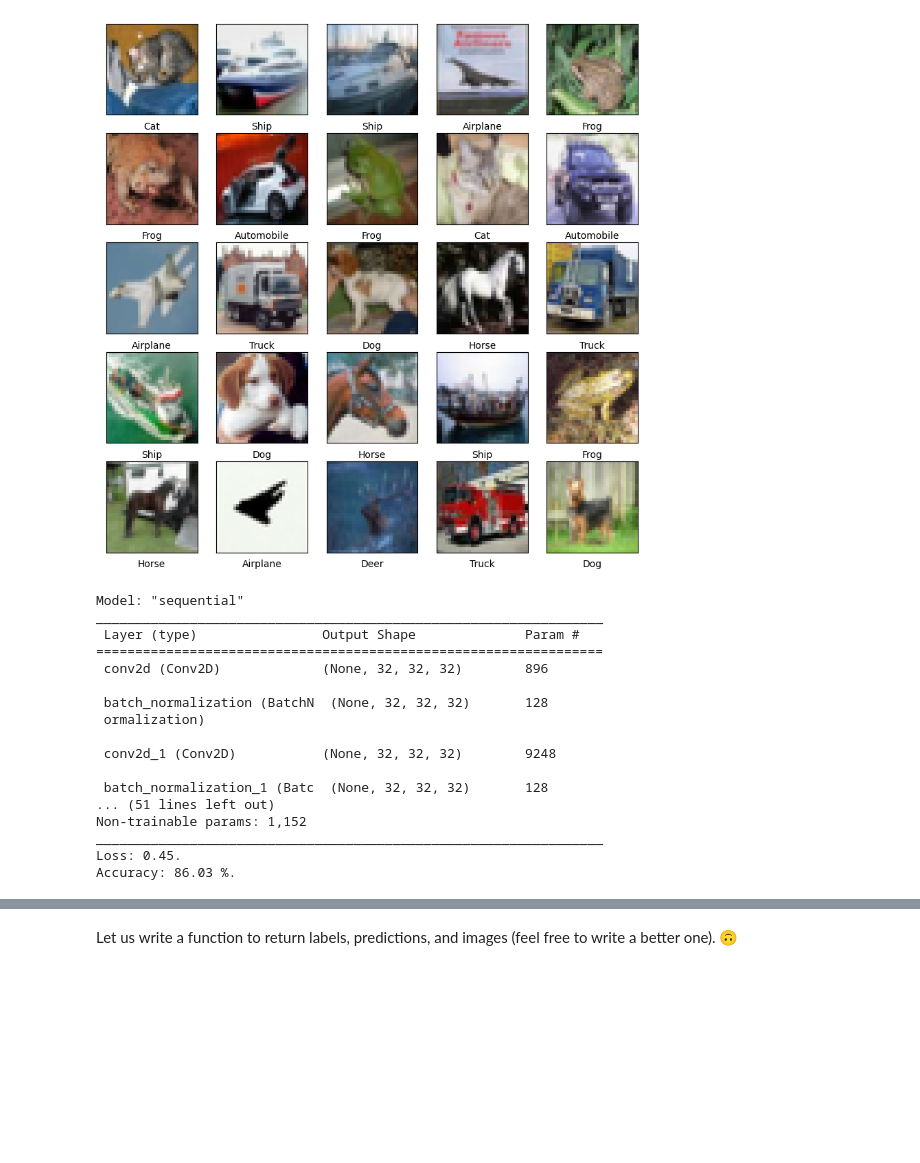
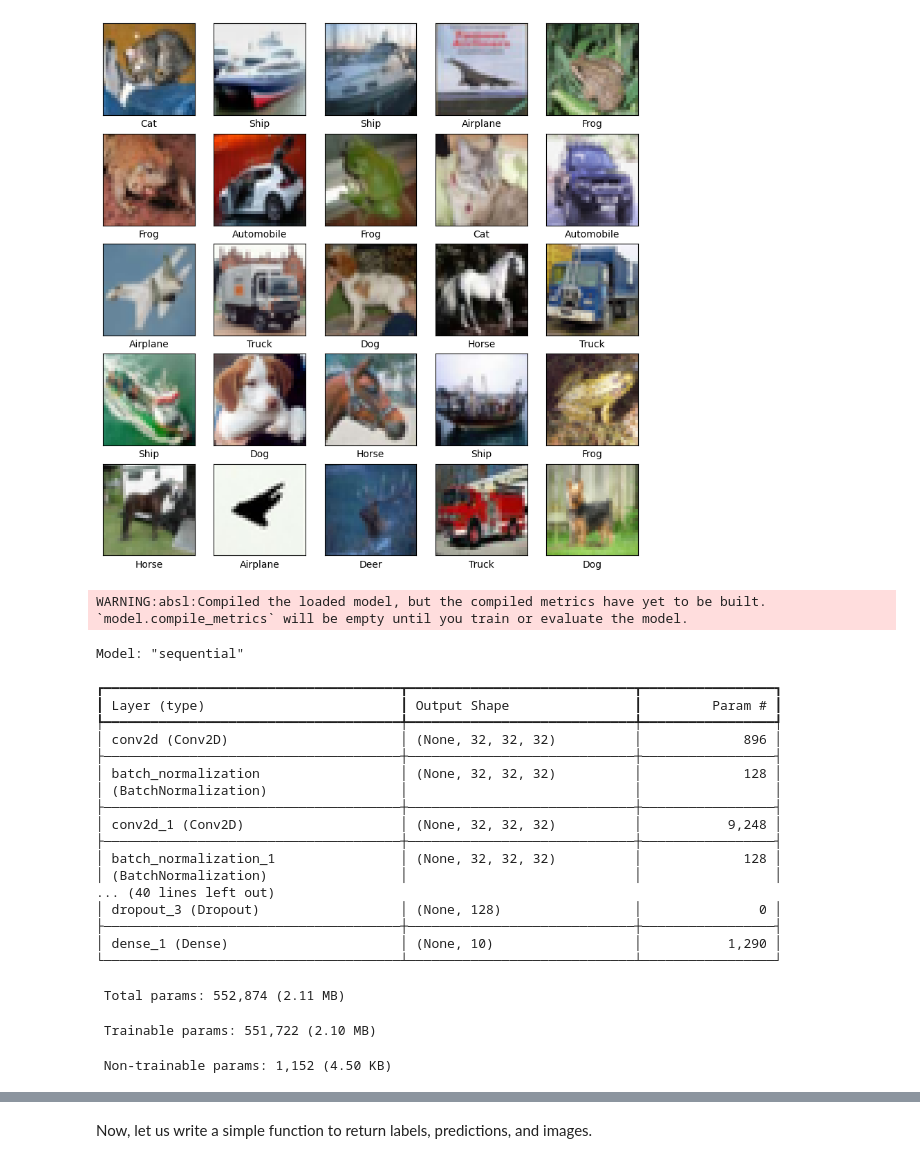
Before and after one commit to Nkluge-correa/TeenyTinyCastle, a Jupyter notebook: ML-Adversarial/evasion_attacks_FGSM.ipynb, the cells around one changed output, grey strips where cells are left out. Saved outputs shown, nothing was run; the diff lists cells and outputs as text; code cells hidden in the pictures; blank space fills up the shorter version.

```diff
--- a/ML-Adversarial/evasion_attacks_FGSM.ipynb
+++ b/ML-Adversarial/evasion_attacks_FGSM.ipynb
@@ -27,50 +31,57 @@ If you do not want to train the model, you can load the trained version in the c
 # %%
 import numpy as np
 import tensorflow as tf
-from keras import datasets
 import matplotlib.pyplot as plt
-from keras.utils import np_utils
 
-(_, _), (x_test, y_test) = datasets.cifar10.load_data()
+(_, _), (x_test, y_test) = tf.keras.datasets.cifar10.load_data()
 
 class_names = ['Airplane', 'Automobile', 'Bird', 'Cat', 'Deer',
                'Dog', 'Frog', 'Horse', 'Ship', 'Truck']
 
 plt.figure(figsize=[10, 10])
 for i in range(25):
     plt.subplot(5, 5, i+1)
     plt.xticks([])
     plt.yticks([])
     plt.grid(False)
     plt.imshow(x_test[i], cmap=plt.cm.binary)
     plt.xlabel(class_names[y_test[i][0]])
 
 plt.show()
 
-model = tf.keras.models.load_model('models/Cifar_CNN.h5')
+model = tf.keras.models.load_model('./Cifar-CNN/Cifar_CNN.h5')
+model.compile(
+    loss=tf.keras.losses.CategoricalCrossentropy(),
+    metrics=['accuracy']
+    )
 x_test = x_test.astype('float32')
 x_test = x_test / 255.
-y_test = np_utils.to_categorical(y_test, 10)
+y_test = tf.keras.utils.to_categorical(y_test, 10)
 test_loss_score, test_acc_score = model.evaluate(x_test, y_test, verbose=0)
 model.summary()
 print(f'Loss: {round(test_loss_score, 2)}.')
 print(f'Accuracy: {round(test_acc_score * 100, 2)} %.')
 # %% [output]
-[figure, old version]
+[figure, new version]
-Model: "sequential"
-_________________________________________________________________
- Layer (type)                Output Shape              Param #
-=================================================================
- conv2d (Conv2D)             (None, 32, 32, 32)        896
-
- batch_normalization (BatchN  (None, 32, 32, 32)       128
- ormalization)
-
- conv2d_1 (Conv2D)           (None, 32, 32, 32)        9248
-
- batch_normalization_1 (Batc  (None, 32, 32, 32)       128
-... (51 lines left out)
-Non-trainable params: 1,152
-_________________________________________________________________
-Loss: 0.45.
-Accuracy: 86.03 %.
+WARNING:absl:Compiled the loaded model, but the compiled metrics have yet to be built. `model.compile_metrics` will be empty until you train or evaluate the model.
+Model: "sequential"
+┏━━━━━━━━━━━━━━━━━━━━━━━━━━━━━━━━━━━━━━┳━━━━━━━━━━━━━━━━━━━━━━━━━━━━━┳━━━━━━━━━━━━━━━━━┓
+┃ Layer (type)                         ┃ Output Shape                ┃         Param # ┃
+┡━━━━━━━━━━━━━━━━━━━━━━━━━━━━━━━━━━━━━━╇━━━━━━━━━━━━━━━━━━━━━━━━━━━━━╇━━━━━━━━━━━━━━━━━┩
+│ conv2d (Conv2D)                      │ (None, 32, 32, 32)          │             896 │
+├──────────────────────────────────────┼─────────────────────────────┼─────────────────┤
+│ batch_normalization                  │ (None, 32, 32, 32)          │             128 │
+│ (BatchNormalization)                 │                             │                 │
+├──────────────────────────────────────┼─────────────────────────────┼─────────────────┤
+│ conv2d_1 (Conv2D)                    │ (None, 32, 32, 32)          │           9,248 │
+├──────────────────────────────────────┼─────────────────────────────┼─────────────────┤
+│ batch_normalization_1                │ (None, 32, 32, 32)          │             128 │
+│ (BatchNormalization)                 │                             │                 │
+... (40 lines left out)
+│ dropout_3 (Dropout)                  │ (None, 128)                 │               0 │
+├──────────────────────────────────────┼─────────────────────────────┼─────────────────┤
+│ dense_1 (Dense)                      │ (None, 10)                  │           1,290 │
+└──────────────────────────────────────┴─────────────────────────────┴─────────────────┘
+ Total params: 552,874 (2.11 MB)
+ Trainable params: 551,722 (2.10 MB)
+ Non-trainable params: 1,152 (4.50 KB)
@@ -77,5 +90,5 @@ Accuracy: 86.03 %.
 # %% [markdown]
-Let us write a function to return labels, predictions, and images (feel free to write a better one). 🙃
+Now, let us write a simple function to return labels, predictions, and images.
 # %%
 def predict_image(x_test, y_test, sample):
     img_tensor = np.expand_dims(x_test[sample], axis=0)
```
Also changed, not shown: parts of 13 cells of this notebook, 2 other files.
